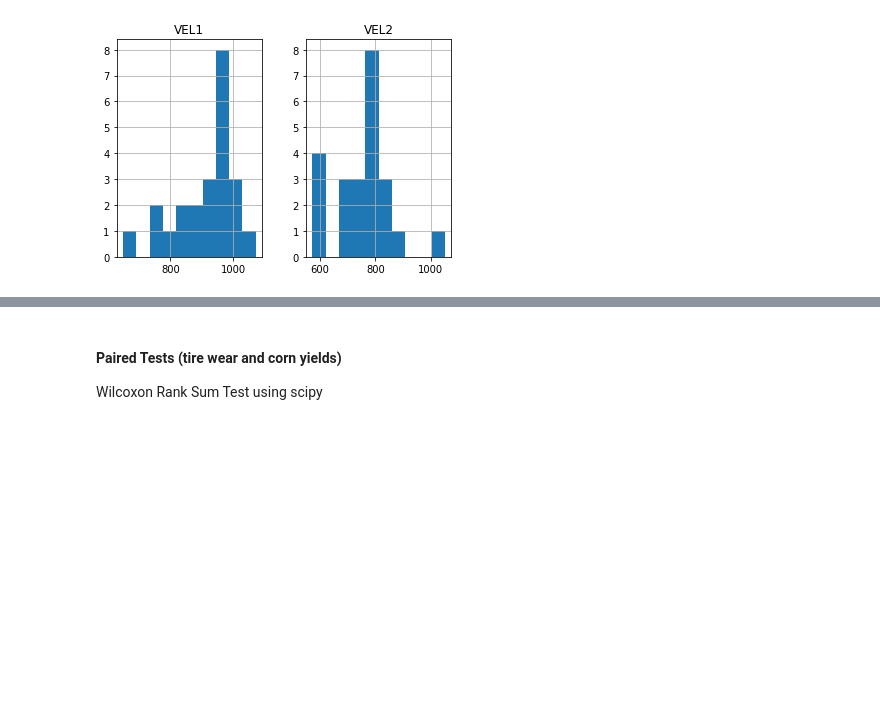
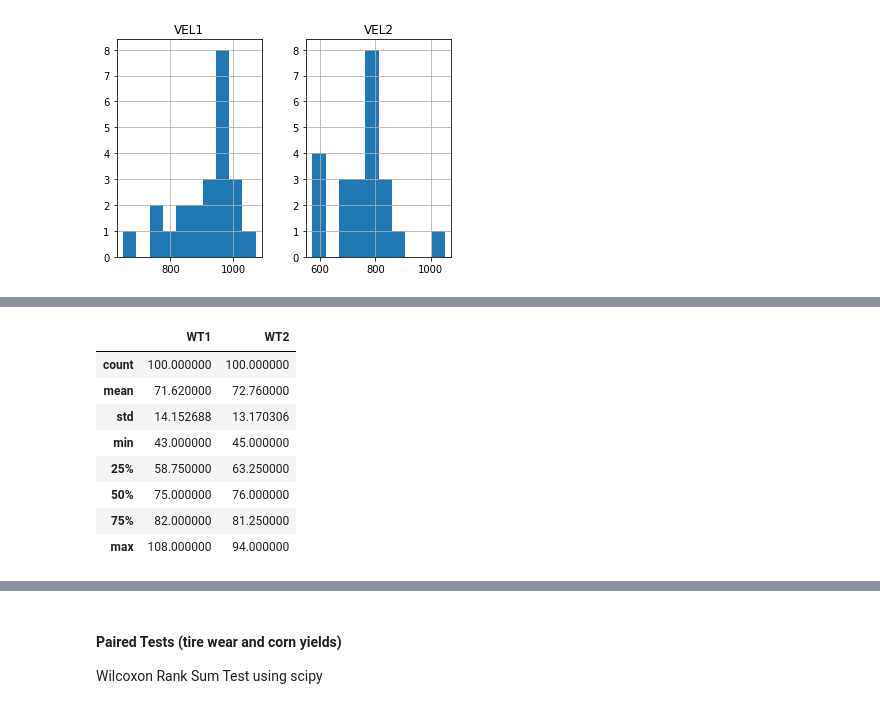
Before and after one commit to masonedmison/691_data_sci, a Jupyter notebook: In class exercise Wk. 5.ipynb, the cells around one changed output, grey strips where cells are left out. Saved outputs shown, nothing was run; the diff lists cells and outputs as text; code cells hidden in the pictures; blank space fills up the shorter version.

```diff
--- a/In class exercise Wk. 5.ipynb
+++ b/In class exercise Wk. 5.ipynb
@@ -64,0 +104,12 @@ array([[<matplotlib.axes._subplots.AxesSubplot object at 0x...>,
+# %%
+e.describe()
+# %% [output]
+|  | WT1 | WT2 |
+| count | 100.000000 | 100.000000 |
+| mean | 71.620000 | 72.760000 |
+| std | 14.152688 | 13.170306 |
+| min | 43.000000 | 45.000000 |
+| 25% | 58.750000 | 63.250000 |
+| 50% | 75.000000 | 76.000000 |
+| 75% | 82.000000 | 81.250000 |
+| max | 108.000000 | 94.000000 |
```
Also changed, not shown: parts of 7 cells of this notebook.
